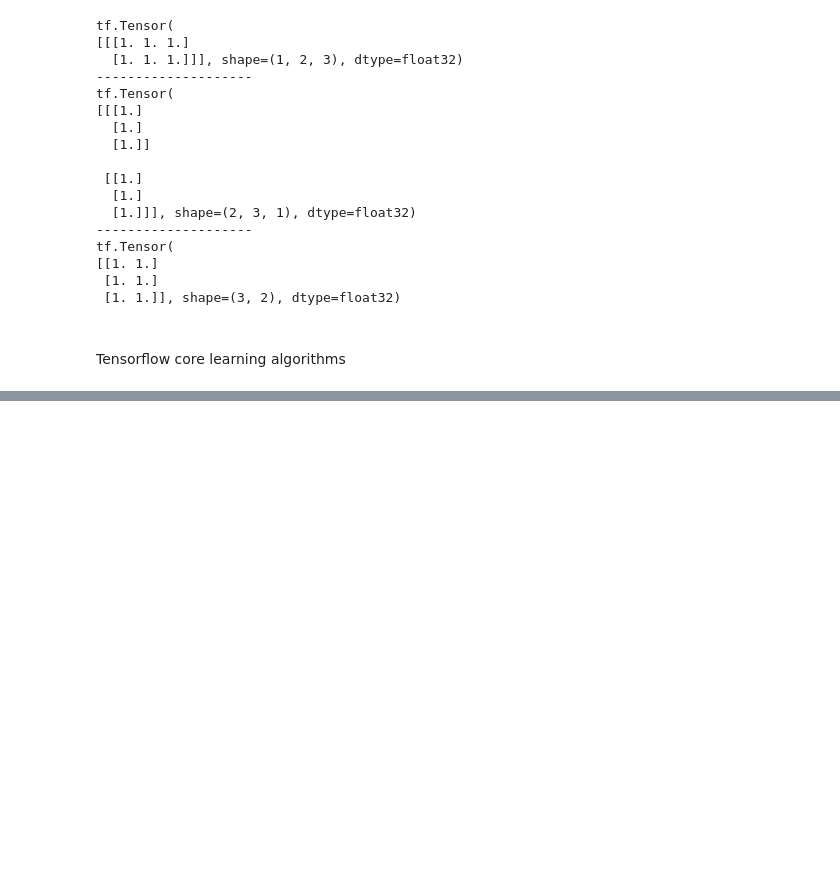
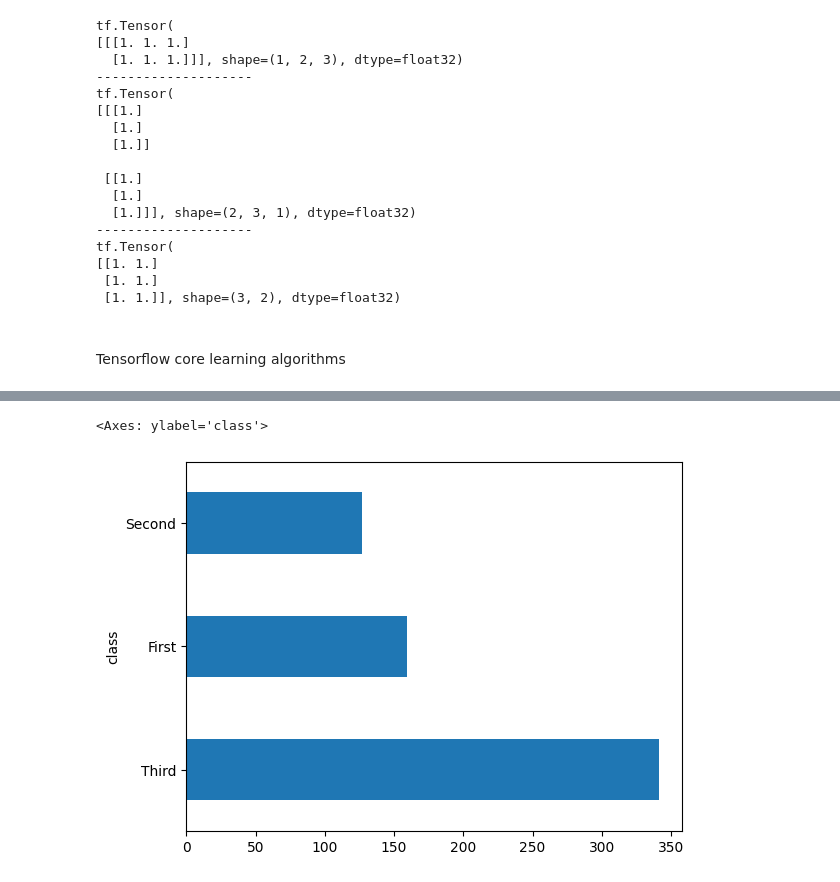
Before and after one commit to VDdotexe/PINNs_and_DL, a Jupyter notebook: tensorflow_tutorial.ipynb, the cells around one changed output, grey strips where cells are left out. Saved outputs shown, nothing was run; the diff lists cells and outputs as text; code cells hidden in the pictures; blank space fills up the shorter version.

```diff
--- a/tensorflow_tutorial.ipynb
+++ b/tensorflow_tutorial.ipynb
@@ -65,0 +82,5 @@ Tensorflow core learning algorithms
+# %%
+dftrain['class'].value_counts().plot(kind= 'barh')
+# %% [output]
+<Axes: ylabel='class'>
+[figure, added]
```
Also changed, not shown: parts of 9 cells of this notebook, 6 other files.
